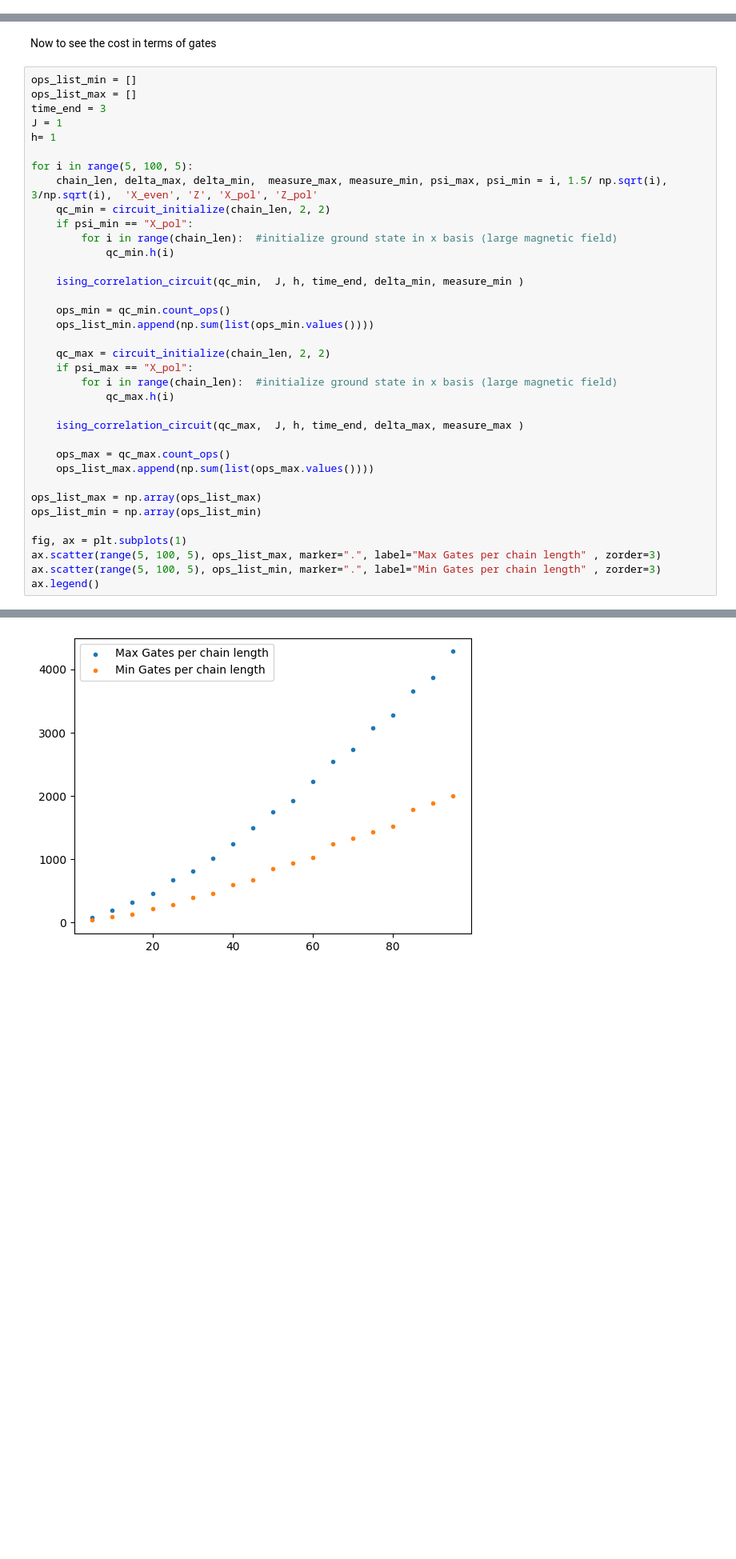
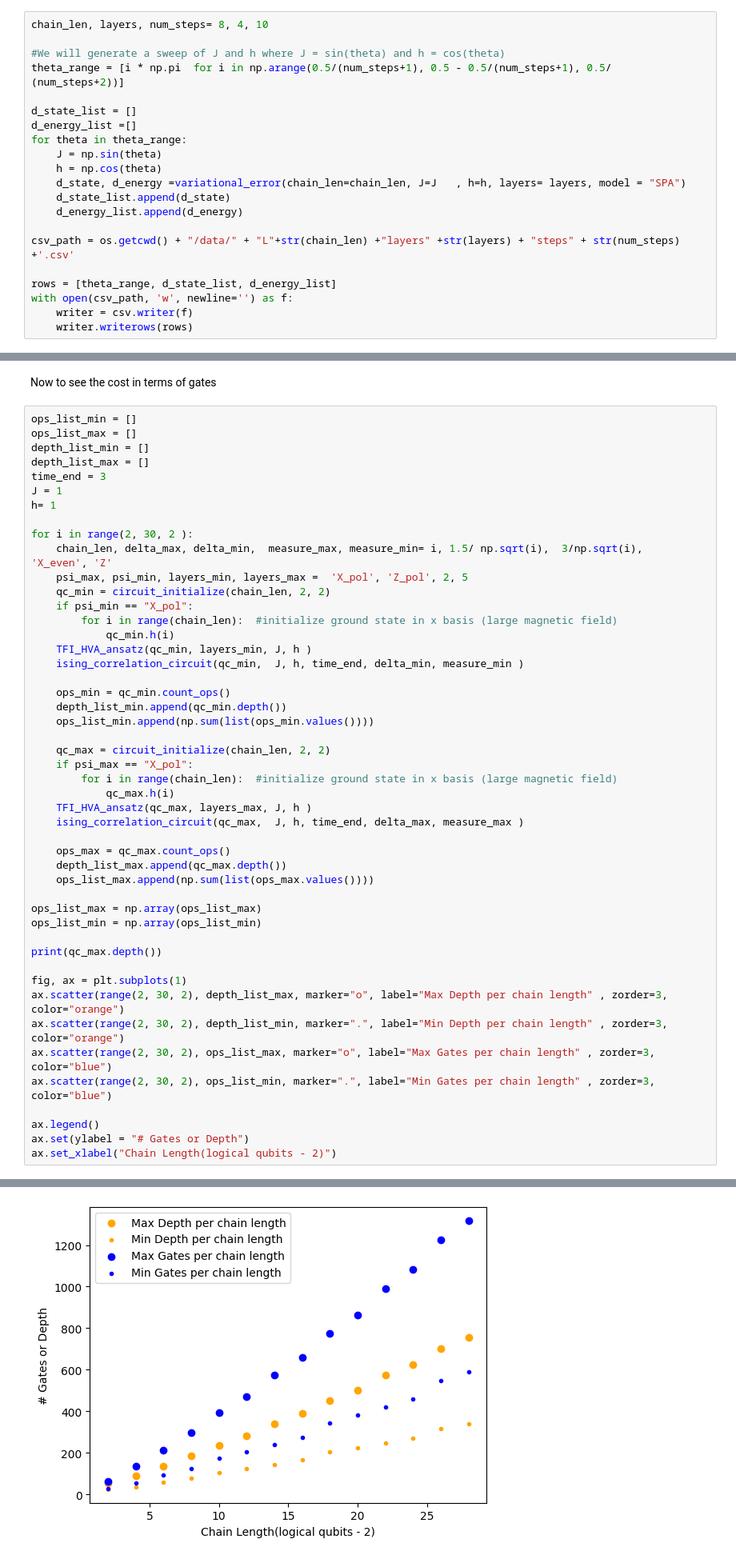
Before and after one commit to IanROsborne/Quantum_Metrology_Fisher_LG, a Jupyter notebook: TFI_defs.ipynb, the cells around one changed output, grey strips where cells are left out. Shown at 80% size. Saved outputs shown, nothing was run; the diff lists cells and outputs as text; blank space fills up the shorter version.

```diff
--- a/TFI_defs.ipynb
+++ b/TFI_defs.ipynb
@@ -339,0 +428,21 @@ fig.savefig("C:\\Users\\ianro\\Documents\\Research\\Quantum_Metrology_AKLT\\Plot
+# %%
+chain_len, layers, num_steps= 8, 4, 10
+
+#We will generate a sweep of J and h where J = sin(theta) and h = cos(theta)
+theta_range = [i * np.pi  for i in np.arange(0.5/(num_steps+1), 0.5 - 0.5/(num_steps+1), 0.5/ (num_steps+2))]
+
+d_state_list = []
+d_energy_list =[]
+for theta in theta_range:
+    J = np.sin(theta)
+    h = np.cos(theta)
+    d_state, d_energy =variational_error(chain_len=chain_len, J=J   , h=h, layers= layers, model = "SPA")
+    d_state_list.append(d_state)
+    d_energy_list.append(d_energy)
+
+csv_path = os.getcwd() + "/data/" + "L"+str(chain_len) +"layers" +str(layers) + "steps" + str(num_steps) +'.csv'
+
+rows = [theta_range, d_state_list, d_energy_list]
+with open(csv_path, 'w', newline='') as f:
+    writer = csv.writer(f)
+    writer.writerows(rows)
@@ -342,37 +482,49 @@ Now to see the cost in terms of gates
 # %%
 ops_list_min = []
 ops_list_max = []
+depth_list_min = []
+depth_list_max = []
 time_end = 3
 J = 1
 h= 1
 
-for i in range(5, 100, 5):
-    chain_len, delta_max, delta_min,  measure_max, measure_min, psi_max, psi_min = i, 1.5/ np.sqrt(i),  3/np.sqrt(i),  'X_even', 'Z', 'X_pol', 'Z_pol'
+for i in range(2, 30, 2 ):
+    chain_len, delta_max, delta_min,  measure_max, measure_min= i, 1.5/ np.sqrt(i),  3/np.sqrt(i),  'X_even', 'Z'
+    psi_max, psi_min, layers_min, layers_max =  'X_pol', 'Z_pol', 2, 5
     qc_min = circuit_initialize(chain_len, 2, 2)
     if psi_min == "X_pol":
         for i in range(chain_len):  #initialize ground state in x basis (large magnetic field)
             qc_min.h(i)
-
+    TFI_HVA_ansatz(qc_min, layers_min, J, h )
     ising_correlation_circuit(qc_min,  J, h, time_end, delta_min, measure_min )
 
     ops_min = qc_min.count_ops()
+    depth_list_min.append(qc_min.depth())
     ops_list_min.append(np.sum(list(ops_min.values())))
 
     qc_max = circuit_initialize(chain_len, 2, 2)
     if psi_max == "X_pol":
         for i in range(chain_len):  #initialize ground state in x basis (large magnetic field)
             qc_max.h(i)
-
+    TFI_HVA_ansatz(qc_max, layers_max, J, h )
     ising_correlation_circuit(qc_max,  J, h, time_end, delta_max, measure_max )
 
     ops_max = qc_max.count_ops()
+    depth_list_max.append(qc_max.depth())
     ops_list_max.append(np.sum(list(ops_max.values())))
 
 ops_list_max = np.array(ops_list_max)
 ops_list_min = np.array(ops_list_min)
 
+print(qc_max.depth())
+
 fig, ax = plt.subplots(1)
-ax.scatter(range(5, 100, 5), ops_list_max, marker=".", label="Max Gates per chain length" , zorder=3)
-ax.scatter(range(5, 100, 5), ops_list_min, marker=".", label="Min Gates per chain length" , zorder=3)
+ax.scatter(range(2, 30, 2), depth_list_max, marker="o", label="Max Depth per chain length" , zorder=3, color="orange")
+ax.scatter(range(2, 30, 2), depth_list_min, marker=".", label="Min Depth per chain length" , zorder=3, color="orange")
+ax.scatter(range(2, 30, 2), ops_list_max, marker="o", label="Max Gates per chain length" , zorder=3, color="blue")
+ax.scatter(range(2, 30, 2), ops_list_min, marker=".", label="Min Gates per chain length" , zorder=3, color="blue")
+
 ax.legend()
+ax.set(ylabel = "# Gates or Depth")
+ax.set_xlabel("Chain Length(logical qubits - 2)")
 # %% [output]
@@ -380 +533 @@ ax.legend()
-[figure, old version]
+[figure, new version]
```
Also changed, not shown: parts of 15 cells of this notebook, 1 other file.
